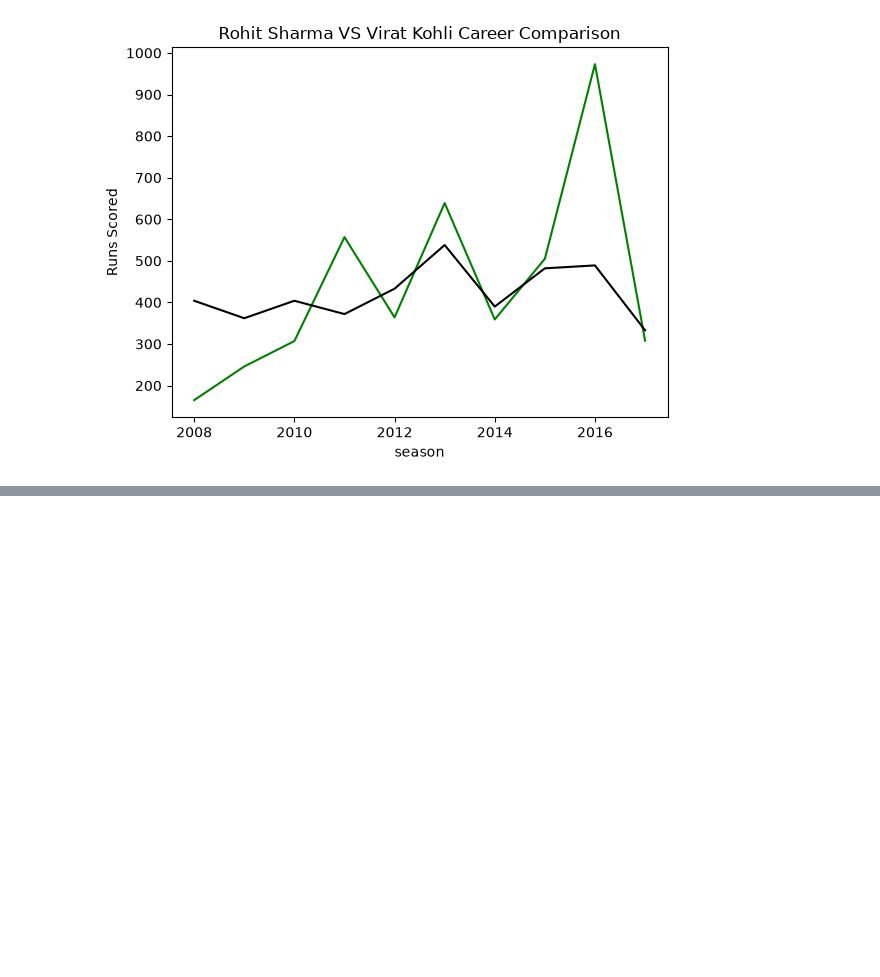
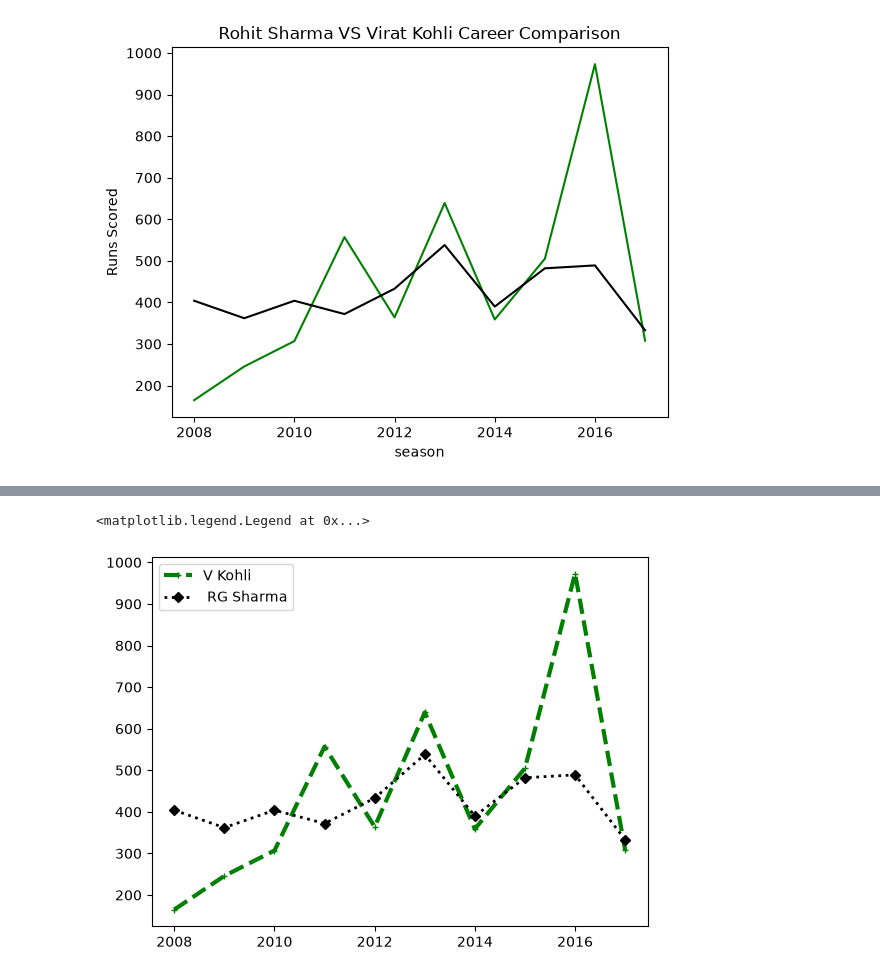
Before and after one commit to MahamFatima01713/Matplotlib_Mastery, a Jupyter notebook: Matplotlib.ipynb, the cells around one changed output, grey strips where cells are left out. Cells and saved outputs as stored; diff of their text form; code cells hidden in the pictures; blank space fills up the shorter version.

```diff
--- a/Matplotlib.ipynb
+++ b/Matplotlib.ipynb
@@ -73,0 +101,9 @@ Text(0, 0.5, 'Runs Scored')
+# %%
+#By seeing any line on graph u cant explain whcih one is showing whome.So u can mention them on graph
+#by "lable".Lable will mention them.But to run lable properly u need to run a function known as legend
+plt.plot(batsman['index'], batsman['V Kohli'], color='green',linestyle='dashed',linewidth='3',marker='+',markersize='5',label='V Kohli')
+plt.plot(batsman['index'], batsman['RG Sharma'], color='black',linestyle='dotted',linewidth='2',marker='D',markersize='5',label=' RG Sharma')
+plt.legend()
+# %% [output]
+<matplotlib.legend.Legend at 0x...>
+[figure, added]
```
Also changed, not shown: parts of 6 cells of this notebook.
